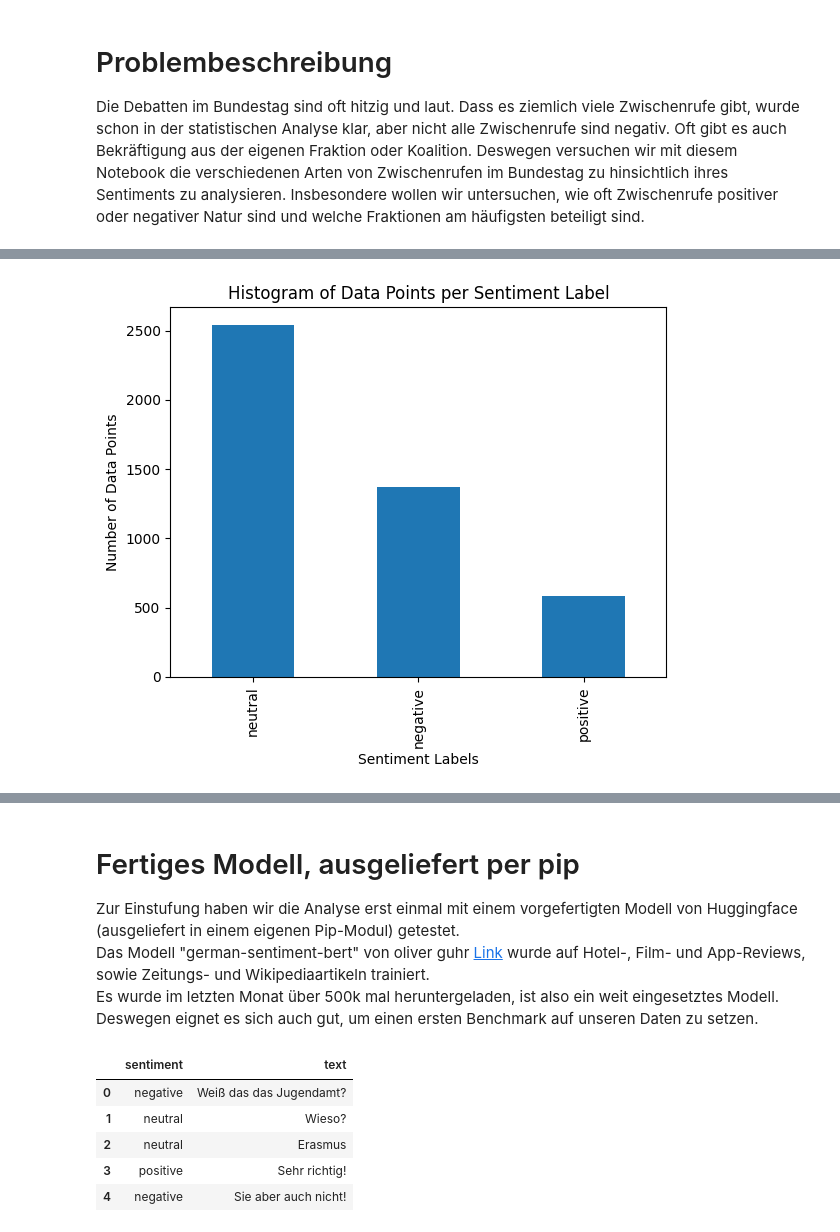
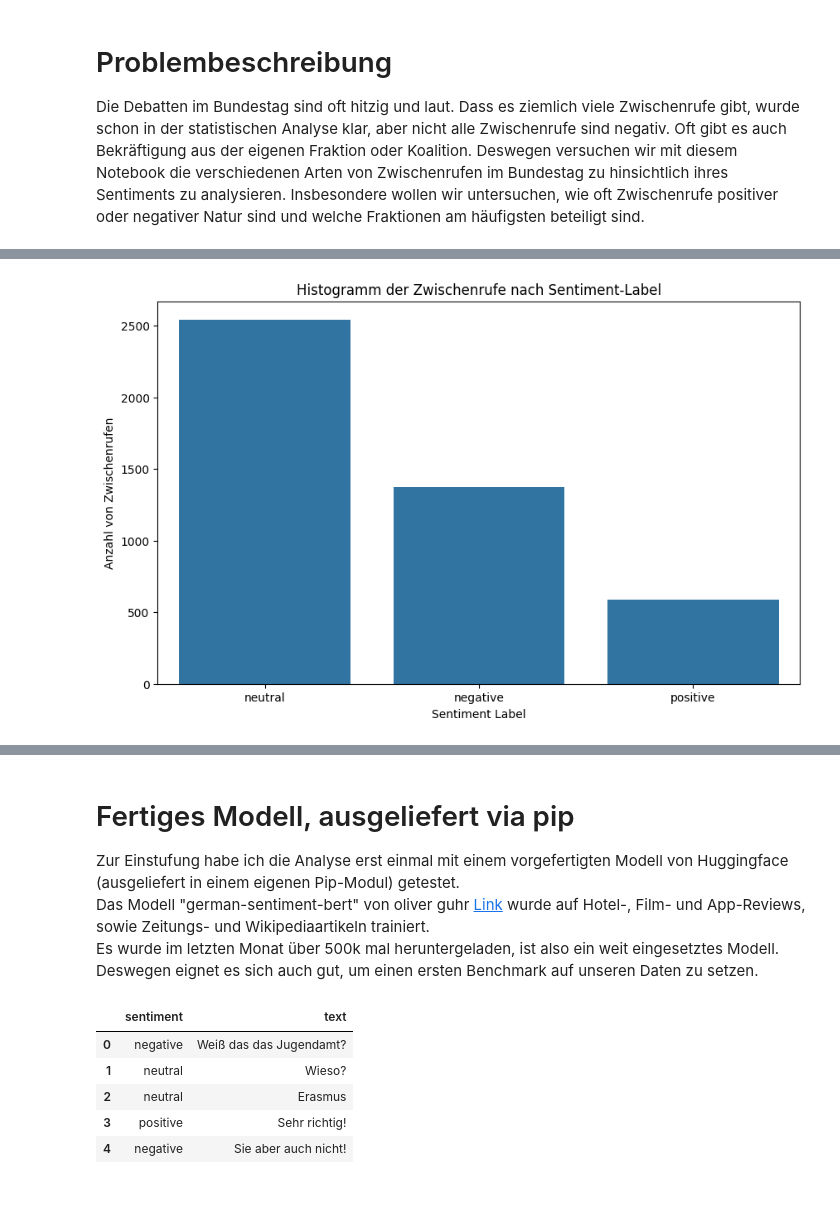
Before and after one commit to stellamoR/bundestag_zwischenrufe, a Jupyter notebook: III_sentiment_analysis/02_sentiment_analysis_bert.ipynb, the cells around one changed output, grey strips where cells are left out. Drawn from its saved outputs; the diff is of its cells as text; code cells hidden in the pictures; blank space fills up the shorter version.

```diff
--- a/III_sentiment_analysis/02_sentiment_analysis_bert.ipynb
+++ b/III_sentiment_analysis/02_sentiment_analysis_bert.ipynb
@@ -71,7 +72,7 @@ from sklearn.metrics import confusion_matrix
 import seaborn as sns
 device = 'cuda'
 # %%
-df_interruptions_labeled  = pd.read_csv('data/comments_labeled_2.csv')
+df_interruptions_labeled  = pd.read_csv('../_data/interruptions_labeled.csv')
 df_interruptions_labeled = df_interruptions_labeled.rename(columns={'sentiment': 'label', 'comment_text':'text'})
 df_interruptions_labeled.head()
 # %% [output]
@@ -97,13 +98,14 @@ df_interruptions_labeled.head()
 # %%
 label_counts = df_interruptions_labeled['senti_label'].value_counts()
 
 
-ax = label_counts.plot(kind='bar')
-ax.set_xlabel('Sentiment Labels')
-ax.set_ylabel('Number of Data Points')
-ax.set_title('Histogram of Data Points per Sentiment Label')
+plt.figure(figsize=(10, 6))
+ax = sns.barplot(x=label_counts.index, y=label_counts.values)
 
+ax.set_xlabel('Sentiment Label')
+ax.set_ylabel('Anzahl von Zwischenrufen')
+ax.set_title('Histogramm der Zwischenrufe nach Sentiment-Label')
 
 plt.show()
 # %% [output]
-[figure, old version]
+[figure, new version]
@@ -128,9 +146,9 @@ df_interruptions_labeled[df_interruptions_labeled['label'] == 1].sample(20, rand
 | 2970 | 2970 | Dann geben Sie sich mal Mühe! | GRÜNE | Lisa Paus | GRÜNE | Hans-Christian Ströbele | 2011-05-27 | ... |
 | 3083 | 59416 | Das erzähle den Leuten mal, die d... | SPD | Horst Sielaff | CDU/CSU | Albert Deß | 1998-03-26 | ... |
 # %% [markdown]
-# Fertiges Modell, ausgeliefert per pip
+# Fertiges Modell, ausgeliefert via pip
 
-Zur Einstufung haben wir die Analyse erst einmal mit einem vorgefertigten Modell von Huggingface (ausgeliefert in einem eigenen Pip-Modul) getestet.
+Zur Einstufung habe ich die Analyse erst einmal mit einem vorgefertigten Modell von Huggingface (ausgeliefert in einem eigenen Pip-Modul) getestet.
 Das Modell "german-sentiment-bert" von oliver guhr [Link](https://huggingface.co/oliverguhr/german-sentiment-bert) wurde auf Hotel-, Film- und App-Reviews, sowie Zeitungs- und Wikipediaartikeln trainiert.
 Es wurde im letzten Monat über 500k mal heruntergeladen, ist also ein weit eingesetztes Modell. Deswegen eignet es sich auch gut, um einen ersten Benchmark auf unseren Daten zu setzen.
 # %%
```
Also changed, not shown: parts of 17 cells of this notebook, 23 other files.
